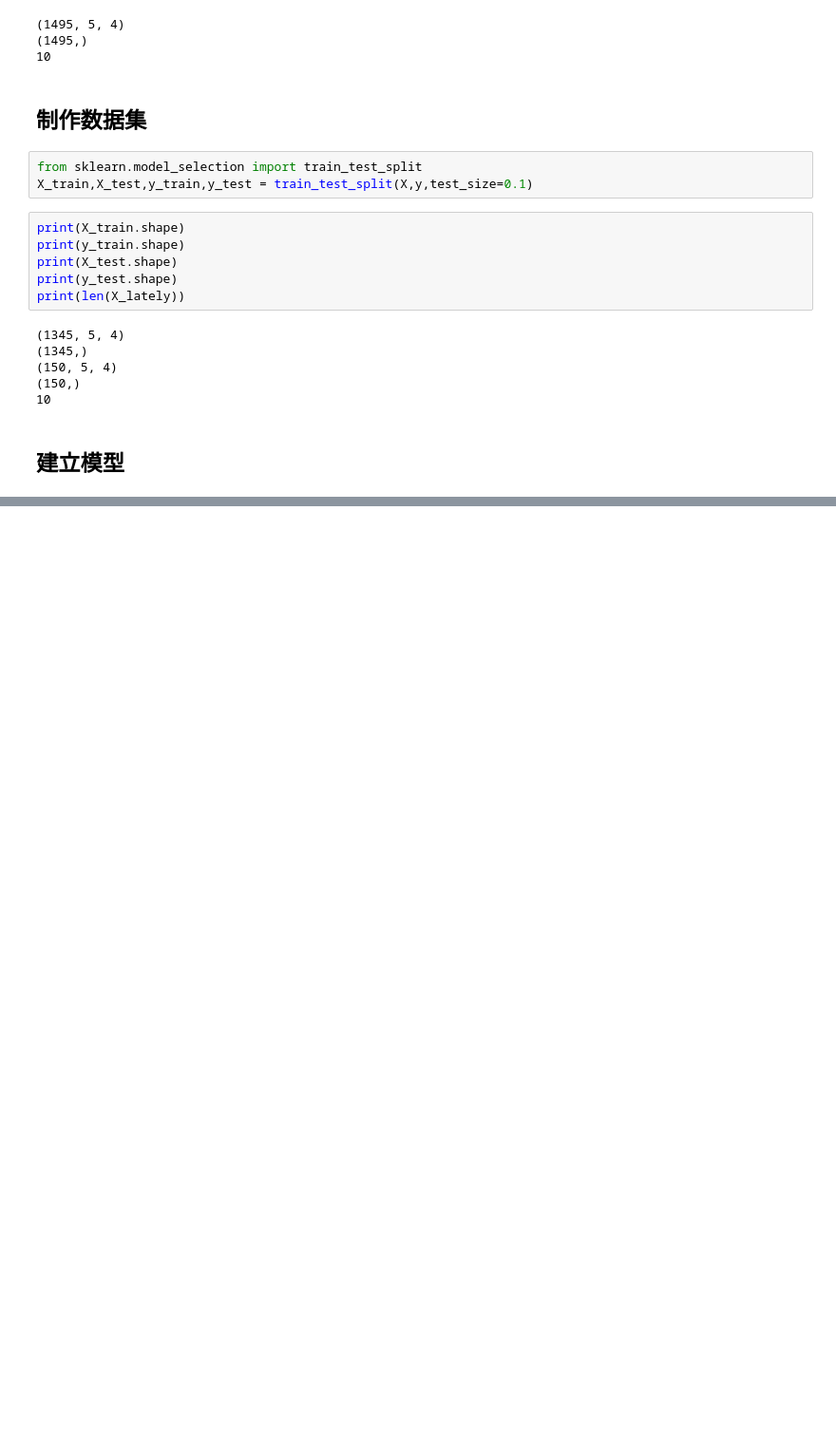
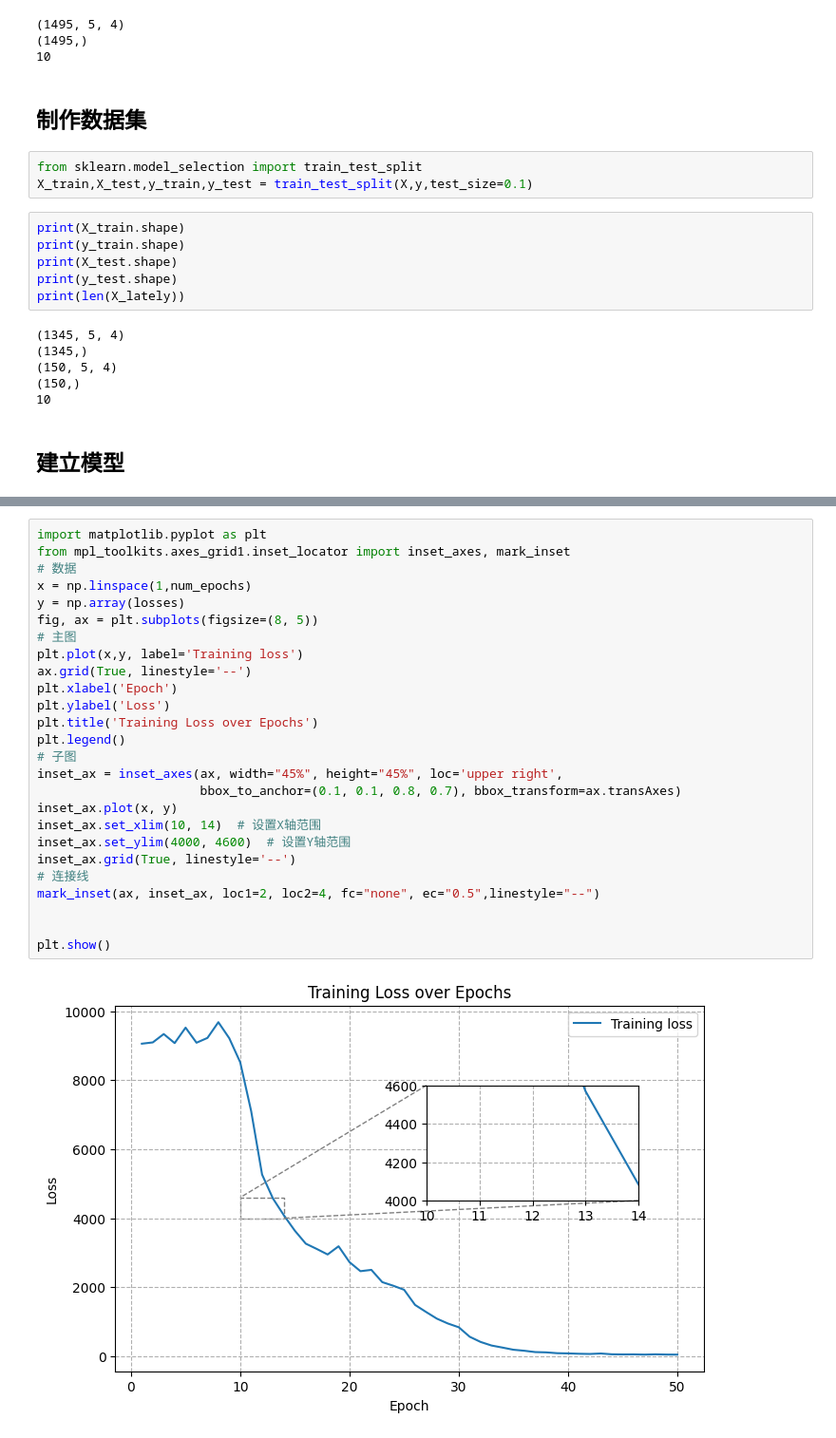
Before and after one commit to Ykiiii/mamba-minimal, a Jupyter notebook: demo.ipynb, the cells around one changed output, grey strips where cells are left out. Shown at 95% size. Saved outputs shown, nothing was run; the diff lists cells and outputs as text; blank space fills up the shorter version.

```diff
--- a/demo.ipynb
+++ b/demo.ipynb
@@ -251,0 +165,28 @@ Epoch [50/50], Loss: 908.8738
+# %%
+import matplotlib.pyplot as plt
+from mpl_toolkits.axes_grid1.inset_locator import inset_axes, mark_inset
+# 数据
+x = np.linspace(1,num_epochs)
+y = np.array(losses)
+fig, ax = plt.subplots(figsize=(8, 5))
+# 主图
+plt.plot(x,y, label='Training loss')
+ax.grid(True, linestyle='--')
+plt.xlabel('Epoch')
+plt.ylabel('Loss')
+plt.title('Training Loss over Epochs')
+plt.legend()
+# 子图
+inset_ax = inset_axes(ax, width="45%", height="45%", loc='upper right',
+                      bbox_to_anchor=(0.1, 0.1, 0.8, 0.7), bbox_transform=ax.transAxes)
+inset_ax.plot(x, y)
+inset_ax.set_xlim(10, 14)  # 设置X轴范围
+inset_ax.set_ylim(4000, 4600)  # 设置Y轴范围
+inset_ax.grid(True, linestyle='--')
+# 连接线
+mark_inset(ax, inset_ax, loc1=2, loc2=4, fc="none", ec="0.5",linestyle="--")
+
+
+plt.show()
+# %% [output]
+[figure, added]
```
Also changed, not shown: parts of 21 cells of this notebook, 1 other file.
